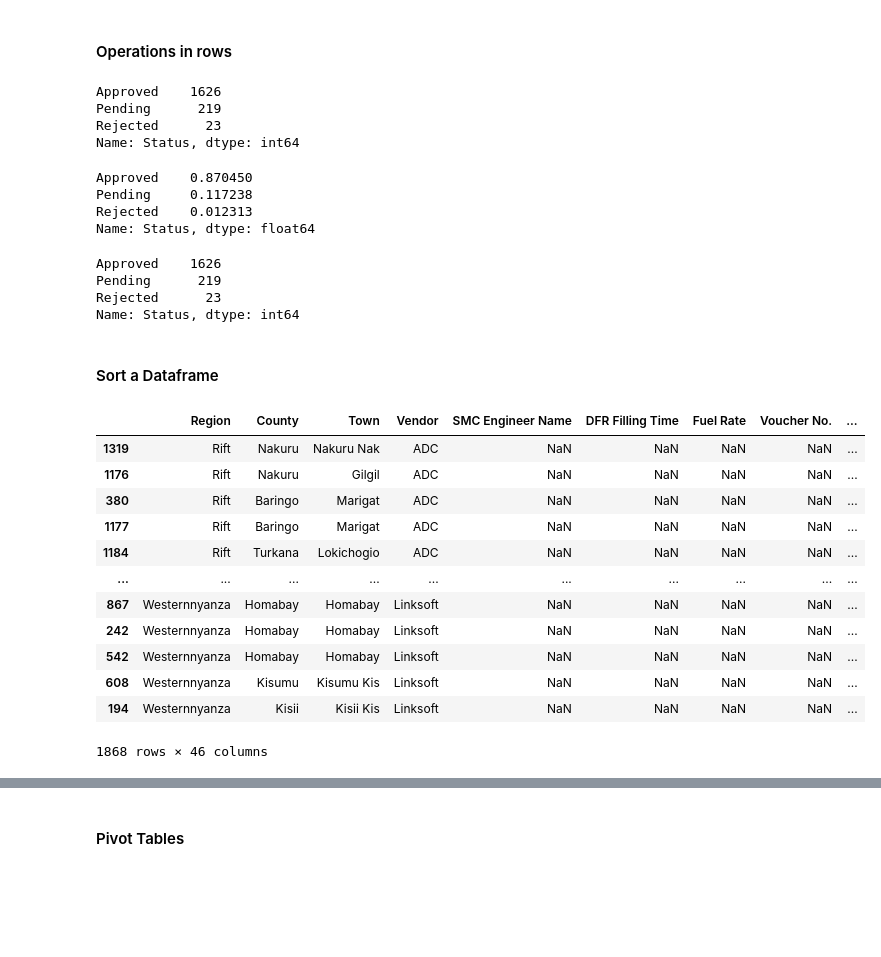
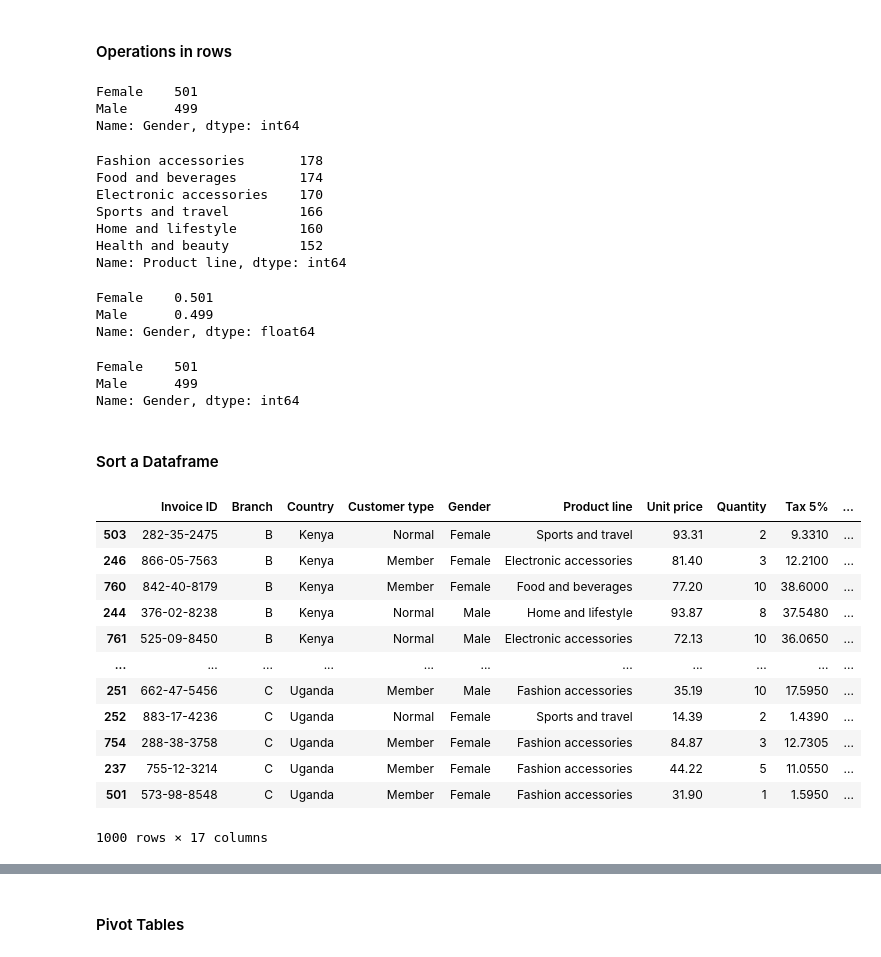
Before and after one commit to enaibei/Data-Analysis, a Jupyter notebook: Pandas.ipynb, the cells around one changed output, grey strips where cells are left out. Cells and saved outputs as stored; diff of their text form; code cells hidden in the pictures; blank space fills up the shorter version.

```diff
--- a/Pandas.ipynb
+++ b/Pandas.ipynb
@@ -586,42 +573,49 @@ report.describe()
 # %% [markdown]
 #### Operations in rows
 # %%
-report['Status'].value_counts()
+df_sales['Gender'].value_counts()
 # %% [output]
-Approved    1626
-Pending      219
-Rejected      23
-Name: Status, dtype: int64
+Female    501
+Male      499
+Name: Gender, dtype: int64
+# %%
+df_sales['Product line'].value_counts()
+# %% [output]
+Fashion accessories       178
+Food and beverages        174
+Electronic accessories    170
+Sports and travel         166
+Home and lifestyle        160
+Health and beauty         152
+Name: Product line, dtype: int64
 # %%
-report['Status'].value_counts(normalize=True)
+df_sales['Gender'].value_counts(normalize=True)
 # %% [output]
-Approved    0.870450
-Pending     0.117238
-Rejected    0.012313
-Name: Status, dtype: float64
+Female    0.501
+Male      0.499
+Name: Gender, dtype: float64
 # %%
-report['Status'].value_counts(normalize=False)
+df_sales['Gender'].value_counts(normalize=False)
 # %% [output]
-Approved    1626
-Pending      219
-Rejected      23
-Name: Status, dtype: int64
+Female    501
+Male      499
+Name: Gender, dtype: int64
 # %% [markdown]
 #### Sort a Dataframe
 # %%
-report.sort_values(by='Vendor')
+df_sales.sort_values(by='Country')
 # %% [output]
-|  | Region | County | Town | Vendor | SMC Engineer Name | DFR Filling Time | Fuel Rate | Voucher No. | ... |
-| 1319 | Rift | Nakuru | Nakuru Nak | ADC | NaN | NaN | NaN | NaN | ... |
-| 1176 | Rift | Nakuru | Gilgil | ADC | NaN | NaN | NaN | NaN | ... |
-| 380 | Rift | Baringo | Marigat | ADC | NaN | NaN | NaN | NaN | ... |
-| 1177 | Rift | Baringo | Marigat | ADC | NaN | NaN | NaN | NaN | ... |
-| 1184 | Rift | Turkana | Lokichogio | ADC | NaN | NaN | NaN | NaN | ... |
-| ... | ... | ... | ... | ... | ... | ... | ... | ... | ... |
-| 867 | Westernnyanza | Homabay | Homabay | Linksoft | NaN | NaN | NaN | NaN | ... |
-| 242 | Westernnyanza | Homabay | Homabay | Linksoft | NaN | NaN | NaN | NaN | ... |
-| 542 | Westernnyanza | Homabay | Homabay | Linksoft | NaN | NaN | NaN | NaN | ... |
-| 608 | Westernnyanza | Kisumu | Kisumu Kis | Linksoft | NaN | NaN | NaN | NaN | ... |
-| 194 | Westernnyanza | Kisii | Kisii Kis | Linksoft | NaN | NaN | NaN | NaN | ... |
+|  | Invoice ID | Branch | Country | Customer type | Gender | Product line | Unit price | Quantity | Tax 5% | ... |
+| 503 | 282-35-2475 | B | Kenya | Normal | Female | Sports and travel | 93.31 | 2 | 9.3310 | ... |
+| 246 | 866-05-7563 | B | Kenya | Member | Female | Electronic accessories | 81.40 | 3 | 12.2100 | ... |
+| 760 | 842-40-8179 | B | Kenya | Member | Female | Food and beverages | 77.20 | 10 | 38.6000 | ... |
+| 244 | 376-02-8238 | B | Kenya | Normal | Male | Home and lifestyle | 93.87 | 8 | 37.5480 | ... |
+| 761 | 525-09-8450 | B | Kenya | Normal | Male | Electronic accessories | 72.13 | 10 | 36.0650 | ... |
+| ... | ... | ... | ... | ... | ... | ... | ... | ... | ... | ... |
+| 251 | 662-47-5456 | C | Uganda | Member | Male | Fashion accessories | 35.19 | 10 | 17.5950 | ... |
+| 252 | 883-17-4236 | C | Uganda | Normal | Female | Sports and travel | 14.39 | 2 | 1.4390 | ... |
+| 754 | 288-38-3758 | C | Uganda | Member | Female | Fashion accessories | 84.87 | 3 | 12.7305 | ... |
+| 237 | 755-12-3214 | C | Uganda | Member | Female | Fashion accessories | 44.22 | 5 | 11.0550 | ... |
+| 501 | 573-98-8548 | C | Uganda | Member | Female | Fashion accessories | 31.90 | 1 | 1.5950 | ... |
-1868 rows × 46 columns
+1000 rows × 17 columns
 # %%
```
Also changed, not shown: parts of 16 cells of this notebook.
